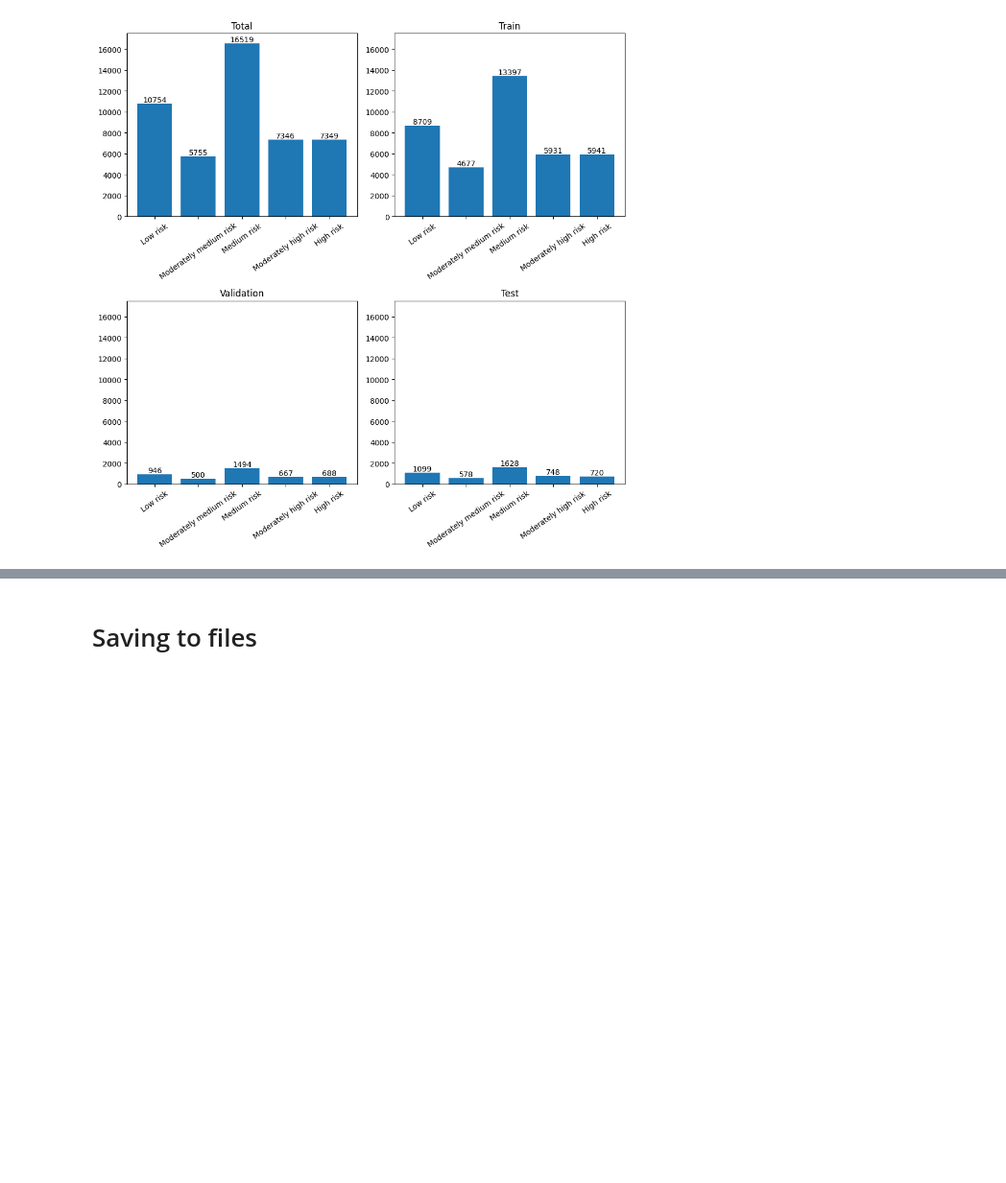
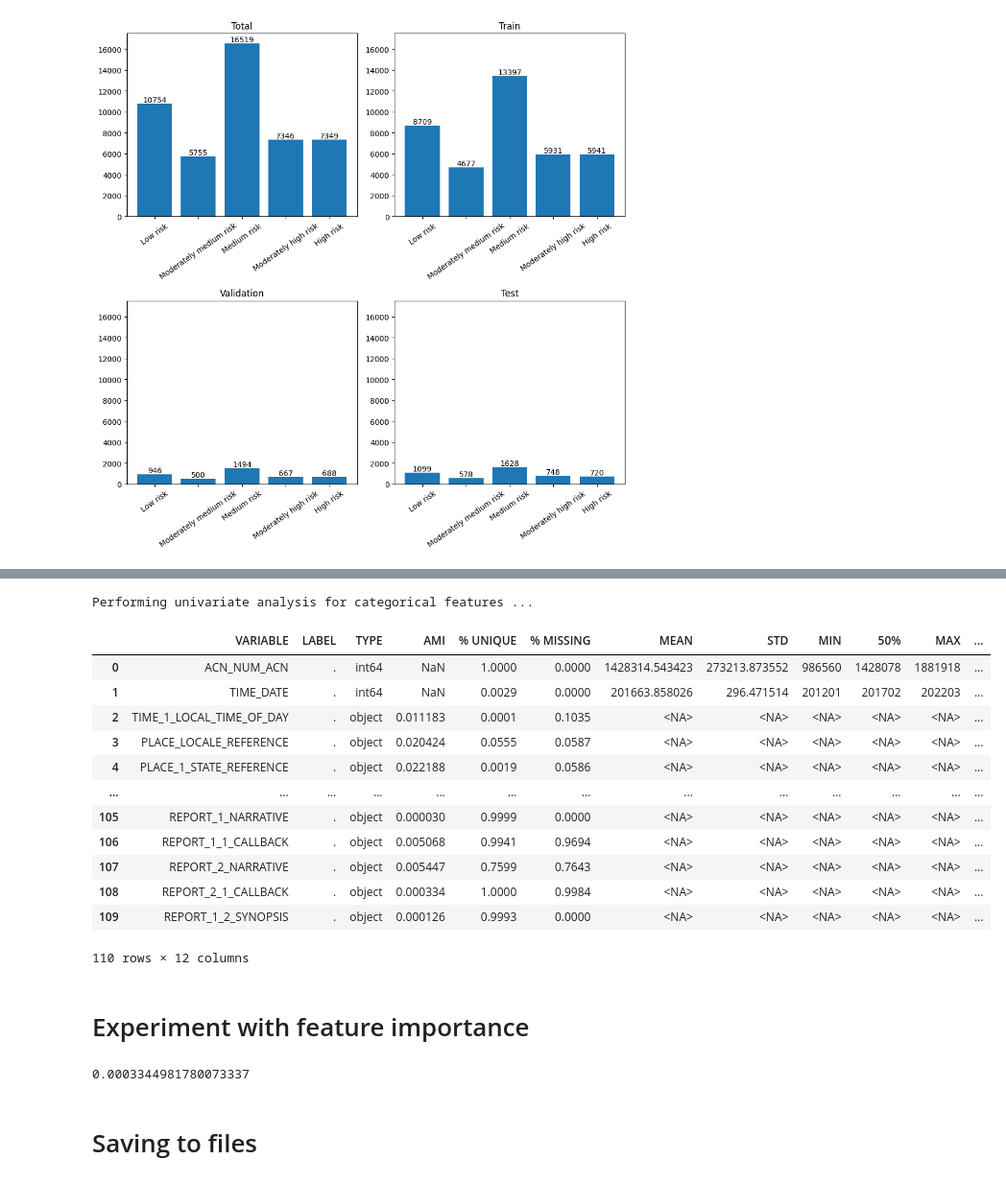
Before and after one commit to SimeonHristov99/AeroGuard, a Jupyter notebook: 01_Scripts/02_Univariate_analysis.ipynb, the cells around one changed output, grey strips where cells are left out. Shown at 96% size. Cells and saved outputs as stored; diff of their text form; code cells hidden in the pictures; blank space fills up the shorter version.

```diff
--- a/01_Scripts/02_Univariate_analysis.ipynb
+++ b/01_Scripts/02_Univariate_analysis.ipynb
@@ -233,3 +253,31 @@ data_audit.view_summary()
+# %%
+data_audit_train = DataAudit()
+data_audit_train.fit(df_train, df_train['EVENT_RISK'], selection_set=selection_set)
+data_audit_train.view_summary()
+# %% [output]
+Performing univariate analysis for categorical features ...
+|  | VARIABLE | LABEL | TYPE | AMI | % UNIQUE | % MISSING | MEAN | STD | MIN | 50% | MAX | ... |
+| 0 | ACN_NUM_ACN | . | int64 | NaN | 1.0000 | 0.0000 | 1428314.543423 | 273213.873552 | 986560 | 1428078 | 1881918 | ... |
+| 1 | TIME_DATE | . | int64 | NaN | 0.0029 | 0.0000 | 201663.858026 | 296.471514 | 201201 | 201702 | 202203 | ... |
+| 2 | TIME_1_LOCAL_TIME_OF_DAY | . | object | 0.011183 | 0.0001 | 0.1035 | <NA> | <NA> | <NA> | <NA> | <NA> | ... |
+| 3 | PLACE_LOCALE_REFERENCE | . | object | 0.020424 | 0.0555 | 0.0587 | <NA> | <NA> | <NA> | <NA> | <NA> | ... |
+| 4 | PLACE_1_STATE_REFERENCE | . | object | 0.022188 | 0.0019 | 0.0586 | <NA> | <NA> | <NA> | <NA> | <NA> | ... |
+| ... | ... | ... | ... | ... | ... | ... | ... | ... | ... | ... | ... | ... |
+| 105 | REPORT_1_NARRATIVE | . | object | 0.000030 | 0.9999 | 0.0000 | <NA> | <NA> | <NA> | <NA> | <NA> | ... |
+| 106 | REPORT_1_1_CALLBACK | . | object | 0.005068 | 0.9941 | 0.9694 | <NA> | <NA> | <NA> | <NA> | <NA> | ... |
+| 107 | REPORT_2_NARRATIVE | . | object | 0.005447 | 0.7599 | 0.7643 | <NA> | <NA> | <NA> | <NA> | <NA> | ... |
+| 108 | REPORT_2_1_CALLBACK | . | object | 0.000334 | 1.0000 | 0.9984 | <NA> | <NA> | <NA> | <NA> | <NA> | ... |
+| 109 | REPORT_1_2_SYNOPSIS | . | object | 0.000126 | 0.9993 | 0.0000 | <NA> | <NA> | <NA> | <NA> | <NA> | ... |
+110 rows × 12 columns
+# %% [markdown]
+# Experiment with feature importance
+# %%
+adjusted_mutual_info_score(
+    pd.factorize(df_train['REPORT_2_1_CALLBACK'].values)[0],
+    df_train['EVENT_RISK']
+)
+# %% [output]
+0.0003344981780073337
 # %% [markdown]
 # Saving to files
 # %%
```
Also changed, not shown: parts of 8 cells of this notebook, 3 other files.
